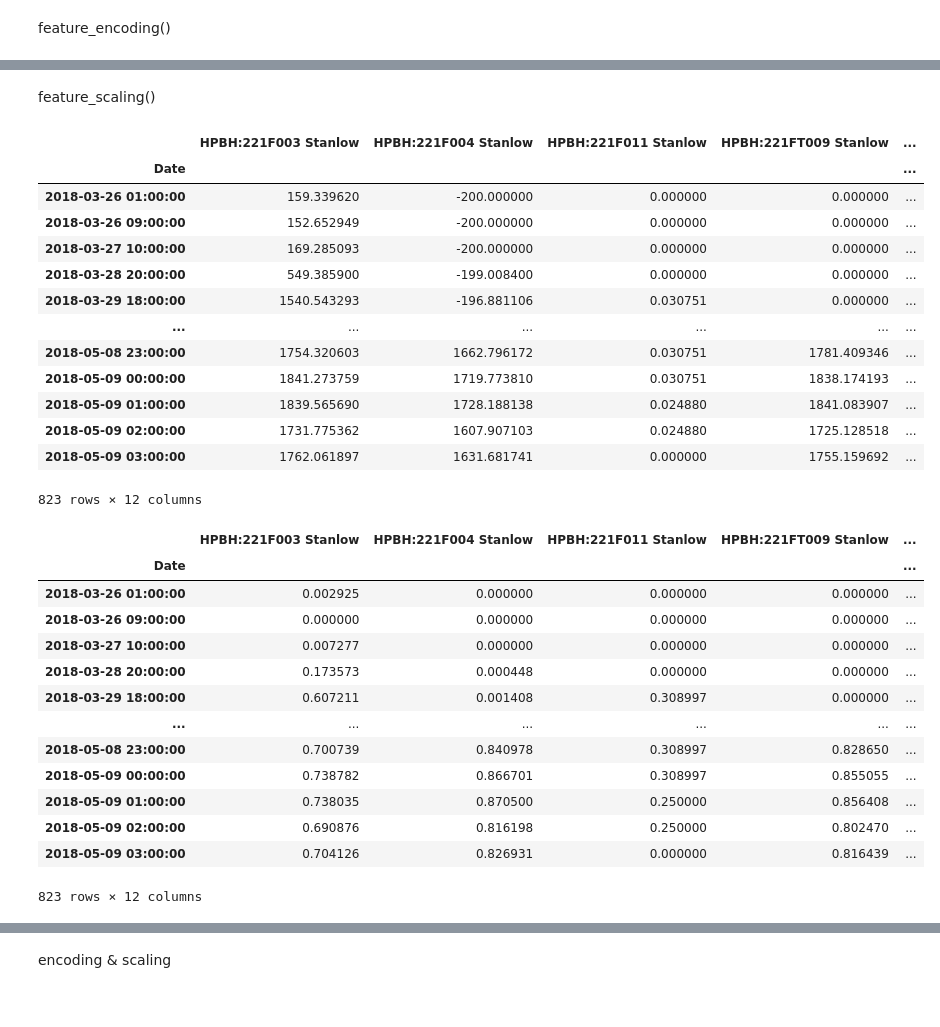
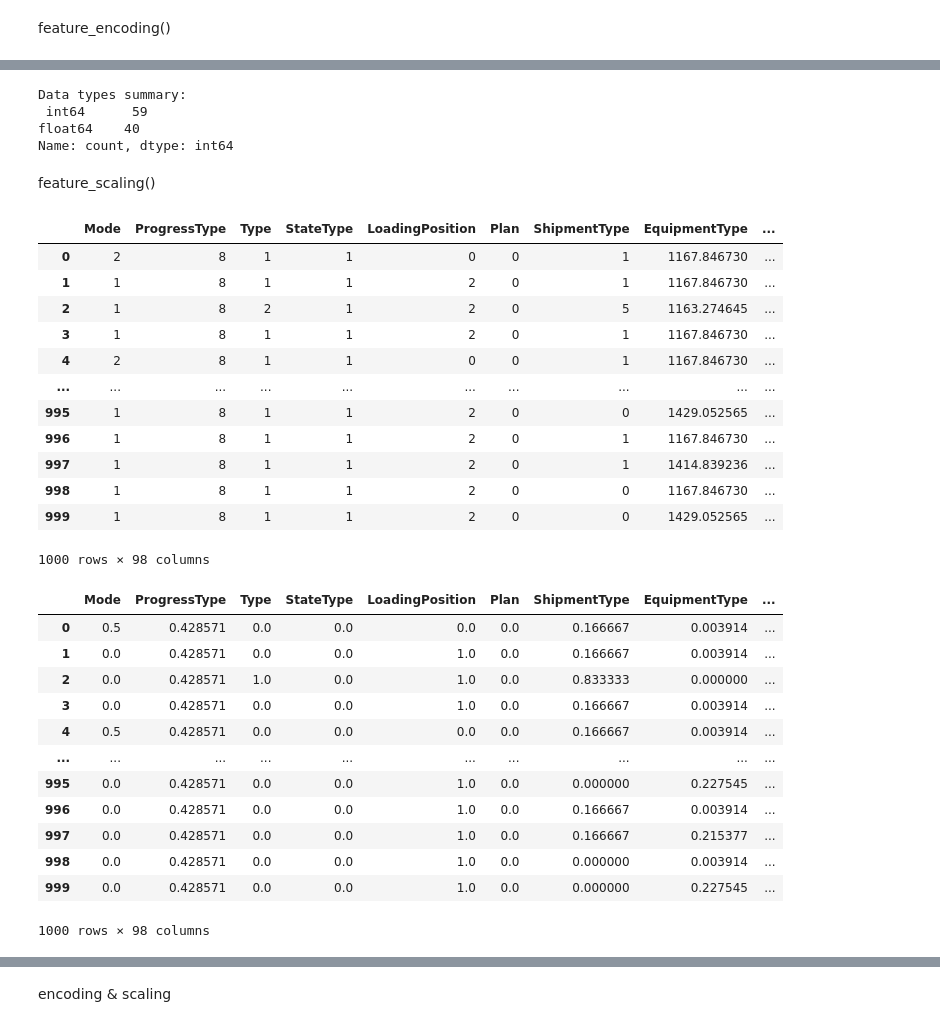
Before and after one commit to Rain-Elutions/Data-Processing-Automation, a Jupyter notebook: test.ipynb, the cells around one changed output, grey strips where cells are left out. Cells and saved outputs as stored; diff of their text form; code cells hidden in the pictures.

Commit message:
polish data preprocessing main

```diff
--- a/test.ipynb
+++ b/test.ipynb
@@ -37,8 +37,8 @@ data_exp = DataExploration()
 # df = data_exp.load_data('./data/sasol_data_sample.csv', parse_dates=True, index_col=0)
 # df = data_exp.load_data('./data/coyote_data_sample_100.xlsx', parse_dates=False, index_col=0)
 # df = data_exp.load_data('./data/coyote_data_sample_1000.pickle', parse_dates=False, index_col=0)
-# df = data_exp.load_data('./data/coyote_0731_1000.xlsx', parse_dates=False, index_col=False)
-df = data_exp.load_data('./data/Essar_RE_Boilers_B21_sample.csv', parse_dates=True, index_col=0)
+df = data_exp.load_data('./data/coyote_0731_1000.xlsx', parse_dates=False, index_col=False)
+# df = data_exp.load_data('./data/Essar_RE_Boilers_B21_sample.csv', parse_dates=True, index_col=0)
 # df = data_exp.load_data('./data/Savola_RO_BLEACHING_sample.csv', parse_dates=True, index_col=0)
 # df = data_exp.load_data('./data/SWCC_sample_1000.csv', parse_dates=True, index_col=0)
 # %%
@@ -232,5 +230,7 @@ data_preprocessing = DataPreprocessing(df)
 # %% [markdown]
 feature_encoding()
+# %%
+df = data_exp.load_data('./data/coyote_0731_1000.xlsx', parse_dates=False, index_col=False)
 # %%
 data_exploration = DataExploration()
 data_exploration.summarize_data_type(df)
@@ -240,6 +243,6 @@ Data types summary:
 Name: count, dtype: int64
 # %%
-be = BinaryEncoding(df, 'HPBH:221F008 Stanlow')
+be = BinaryEncoding(df, 'TotalCostUSD')
 bool_cols = be.get_columns()
 df[bool_cols].head()
 # %% [output]
@@ -264,5 +273,5 @@ df[bool_cols].head()
 # %%
-te = TargetEncoding(df, 'HPBH:221F008 Stanlow')
+te = TargetEncoding(df, ['TotalCostUSD'])
 categorical_cols = te.get_columns()
 df[categorical_cols].head()
 # %% [output]
@@ -288,39 +294,44 @@ Warning: No categorical columns found. Calling 'transform' will only return inpu
+# %%
+data_exploration.summarize_data_type(df)
+# %% [output]
+Data types summary:
+ int64      59
+float64    40
+Name: count, dtype: int64
 # %% [markdown]
 feature_scaling()
 # %%
-minmax_scaling = MinMaxScaling(df, 'HPBH:221F008 Stanlow')
+minmax_scaling = FeatureScaling(df, ['TotalCostUSD'])
 numerical_cols = minmax_scaling.get_columns()
 df[numerical_cols]
 # %% [output]
-|  | HPBH:221F003 Stanlow | HPBH:221F004 Stanlow | HPBH:221F011 Stanlow | HPBH:221FT009 Stanlow | ... |
-| Date |  |  |  |  | ... |
-| 2018-03-26 01:00:00 | 159.339620 | -200.000000 | 0.000000 | 0.000000 | ... |
-| 2018-03-26 09:00:00 | 152.652949 | -200.000000 | 0.000000 | 0.000000 | ... |
-| 2018-03-27 10:00:00 | 169.285093 | -200.000000 | 0.000000 | 0.000000 | ... |
-| 2018-03-28 20:00:00 | 549.385900 | -199.008400 | 0.000000 | 0.000000 | ... |
-| 2018-03-29 18:00:00 | 1540.543293 | -196.881106 | 0.030751 | 0.000000 | ... |
-| ... | ... | ... | ... | ... | ... |
-| 2018-05-08 23:00:00 | 1754.320603 | 1662.796172 | 0.030751 | 1781.409346 | ... |
-| 2018-05-09 00:00:00 | 1841.273759 | 1719.773810 | 0.030751 | 1838.174193 | ... |
-| 2018-05-09 01:00:00 | 1839.565690 | 1728.188138 | 0.024880 | 1841.083907 | ... |
-| 2018-05-09 02:00:00 | 1731.775362 | 1607.907103 | 0.024880 | 1725.128518 | ... |
-| 2018-05-09 03:00:00 | 1762.061897 | 1631.681741 | 0.000000 | 1755.159692 | ... |
+|  | Mode | ProgressType | Type | StateType | LoadingPosition | Plan | ShipmentType | EquipmentType | ... |
+| 0 | 2 | 8 | 1 | 1 | 0 | 0 | 1 | 1167.846730 | ... |
+| 1 | 1 | 8 | 1 | 1 | 2 | 0 | 1 | 1167.846730 | ... |
+| 2 | 1 | 8 | 2 | 1 | 2 | 0 | 5 | 1163.274645 | ... |
+| 3 | 1 | 8 | 1 | 1 | 2 | 0 | 1 | 1167.846730 | ... |
+| 4 | 2 | 8 | 1 | 1 | 0 | 0 | 1 | 1167.846730 | ... |
+| ... | ... | ... | ... | ... | ... | ... | ... | ... | ... |
+| 995 | 1 | 8 | 1 | 1 | 2 | 0 | 0 | 1429.052565 | ... |
+| 996 | 1 | 8 | 1 | 1 | 2 | 0 | 1 | 1167.846730 | ... |
+| 997 | 1 | 8 | 1 | 1 | 2 | 0 | 1 | 1414.839236 | ... |
+| 998 | 1 | 8 | 1 | 1 | 2 | 0 | 0 | 1167.846730 | ... |
+| 999 | 1 | 8 | 1 | 1 | 2 | 0 | 0 | 1429.052565 | ... |
-823 rows × 12 columns
+1000 rows × 98 columns
 # %%
-df = minmax_scaling.scale()
+df = minmax_scaling.scale(method="minmax")
 df[numerical_cols]
 # %% [output]
-|  | HPBH:221F003 Stanlow | HPBH:221F004 Stanlow | HPBH:221F011 Stanlow | HPBH:221FT009 Stanlow | ... |
-| Date |  |  |  |  | ... |
-| 2018-03-26 01:00:00 | 0.002925 | 0.000000 | 0.000000 | 0.000000 | ... |
-| 2018-03-26 09:00:00 | 0.000000 | 0.000000 | 0.000000 | 0.000000 | ... |
-| 2018-03-27 10:00:00 | 0.007277 | 0.000000 | 0.000000 | 0.000000 | ... |
-| 2018-03-28 20:00:00 | 0.173573 | 0.000448 | 0.000000 | 0.000000 | ... |
-| 2018-03-29 18:00:00 | 0.607211 | 0.001408 | 0.308997 | 0.000000 | ... |
-| ... | ... | ... | ... | ... | ... |
-| 2018-05-08 23:00:00 | 0.700739 | 0.840978 | 0.308997 | 0.828650 | ... |
-| 2018-05-09 00:00:00 | 0.738782 | 0.866701 | 0.308997 | 0.855055 | ... |
-| 2018-05-09 01:00:00 | 0.738035 | 0.870500 | 0.250000 | 0.856408 | ... |
-| 2018-05-09 02:00:00 | 0.690876 | 0.816198 | 0.250000 | 0.802470 | ... |
-| 2018-05-09 03:00:00 | 0.704126 | 0.826931 | 0.000000 | 0.816439 | ... |
+|  | Mode | ProgressType | Type | StateType | LoadingPosition | Plan | ShipmentType | EquipmentType | ... |
+| 0 | 0.5 | 0.428571 | 0.0 | 0.0 | 0.0 | 0.0 | 0.166667 | 0.003914 | ... |
+| 1 | 0.0 | 0.428571 | 0.0 | 0.0 | 1.0 | 0.0 | 0.166667 | 0.003914 | ... |
+| 2 | 0.0 | 0.428571 | 1.0 | 0.0 | 1.0 | 0.0 | 0.833333 | 0.000000 | ... |
+| 3 | 0.0 | 0.428571 | 0.0 | 0.0 | 1.0 | 0.0 | 0.166667 | 0.003914 | ... |
+| 4 | 0.5 | 0.428571 | 0.0 | 0.0 | 0.0 | 0.0 | 0.166667 | 0.003914 | ... |
+| ... | ... | ... | ... | ... | ... | ... | ... | ... | ... |
+| 995 | 0.0 | 0.428571 | 0.0 | 0.0 | 1.0 | 0.0 | 0.000000 | 0.227545 | ... |
+| 996 | 0.0 | 0.428571 | 0.0 | 0.0 | 1.0 | 0.0 | 0.166667 | 0.003914 | ... |
+| 997 | 0.0 | 0.428571 | 0.0 | 0.0 | 1.0 | 0.0 | 0.166667 | 0.215377 | ... |
+| 998 | 0.0 | 0.428571 | 0.0 | 0.0 | 1.0 | 0.0 | 0.000000 | 0.003914 | ... |
+| 999 | 0.0 | 0.428571 | 0.0 | 0.0 | 1.0 | 0.0 | 0.000000 | 0.227545 | ... |
-823 rows × 12 columns
+1000 rows × 98 columns
```
Also changed, not shown: parts of 19 cells of this notebook, 1 other file.
